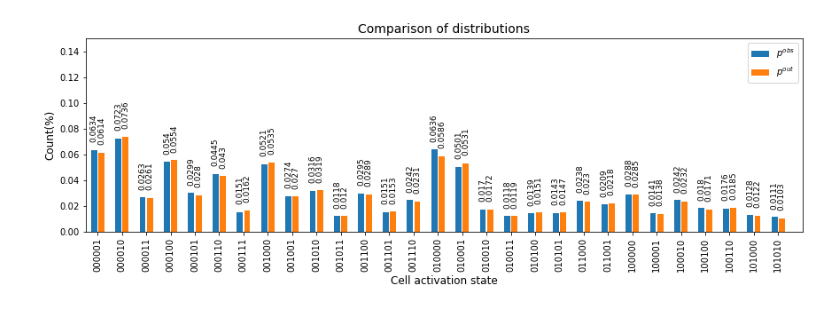
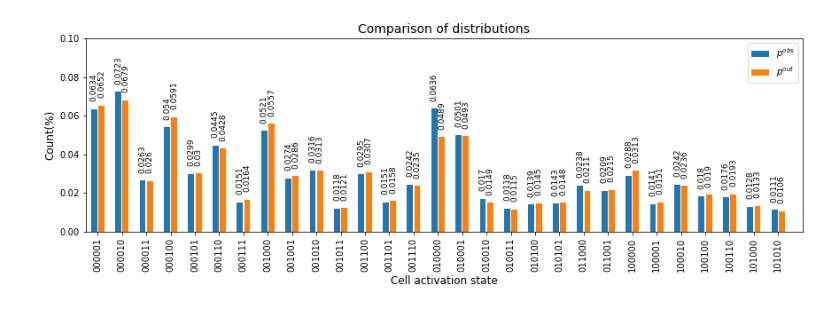
Before and after one commit to cailab-tamu/QuantumGRN, a Jupyter notebook: tutorial/01_qsc_grn_pearson.ipynb, the cells around one changed output. Drawn from its saved outputs; the diff is of its cells as text; code cells hidden in the pictures.

```diff
--- a/tutorial/01_qsc_grn_pearson.ipynb
+++ b/tutorial/01_qsc_grn_pearson.ipynb
@@ -30,5 +33,9 @@ activation = qsc_activation_ratios(df)
 # %%
+# mask = mini_hist(ngenes, p_obs, limit=0.01, ymax=0.15,
+#                  title="Observed distribution",
+#                  filename="01_p_obs.svg")
+
 mask = mini_hist(ngenes, p_obs, limit=0.01, ymax=0.15,
                  title="Observed distribution",
-                 filename="01_p_obs.svg")
+                 filename="03_p_obs.svg")
 # %% [output]
@@ -37,5 +44,5 @@ mask = mini_hist(ngenes, p_obs, limit=0.01, ymax=0.15,
 # %%
 theta = theta_init(genes, activation_ratios=activation)
 edges = edges_init(genes)
-qgrn = model(ncells, genes, theta, edges, p_obs, epochs=100, save_theta=True)
+qgrn = model(ncells, genes, theta, edges, p_obs, epochs=5000, learning_rate=0.05, save_theta=True)
 # %% [output]
@@ -51,6 +64,6 @@ qgrn.train()
 # %%
 p_out = qgrn.p_out.reshape(2**ngenes,)
 # %%
-comparison_hist(ngenes, p_obs, p_out, limit=0.01, ymax=0.15, mask=mask,
-                filename="01_comparison.svg")
+comparison_hist(ngenes, p_obs, p_out, limit=0.01, ymax=0.10, mask=mask,
+                filename="03_comparison_obs_out.svg")
 # %% [output]
@@ -58 +71 @@ comparison_hist(ngenes, p_obs, p_out, limit=0.01, ymax=0.15, mask=mask,
-[figure, old version]
+[figure, new version]
```
Also changed, not shown: parts of 16 cells of this notebook, 14 other files.
